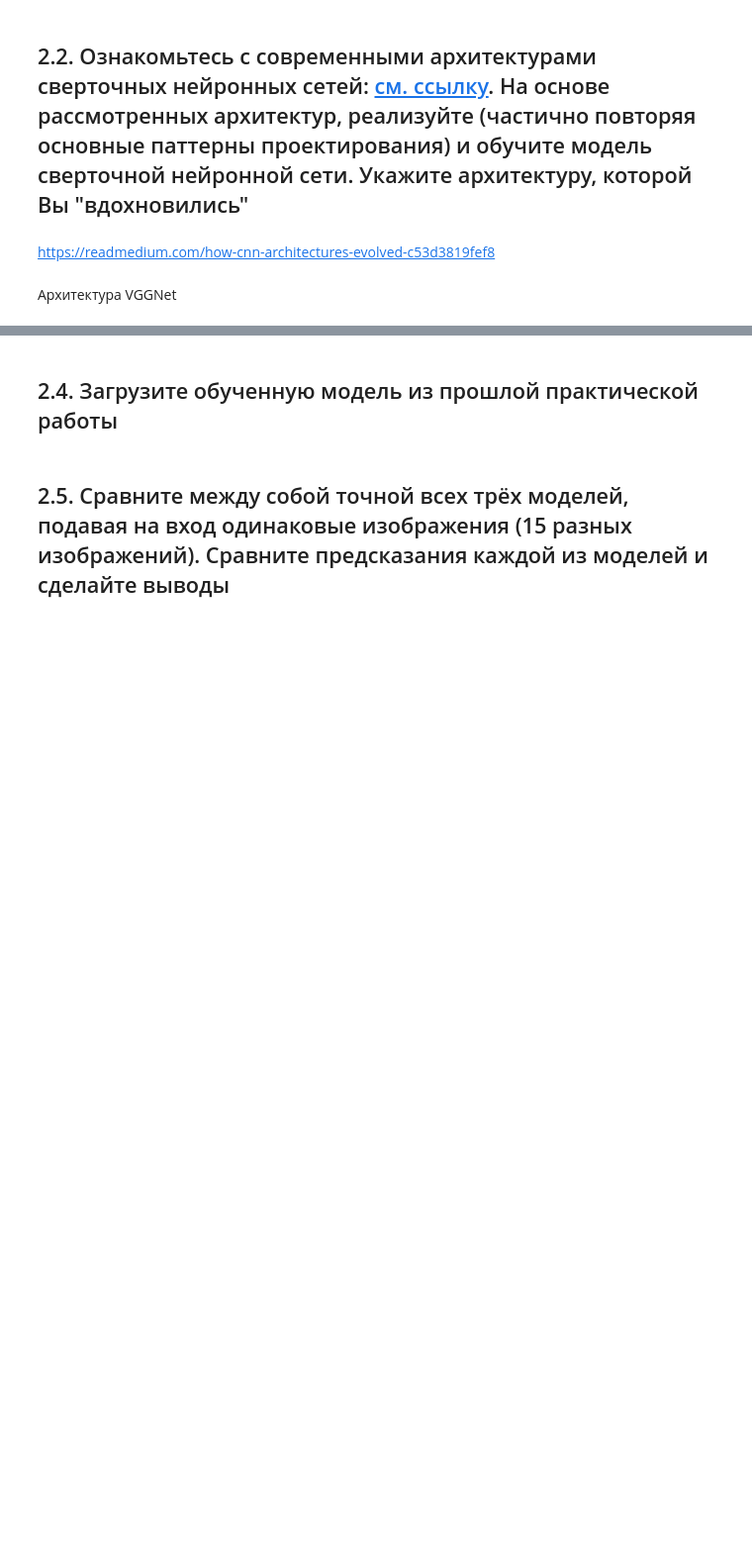
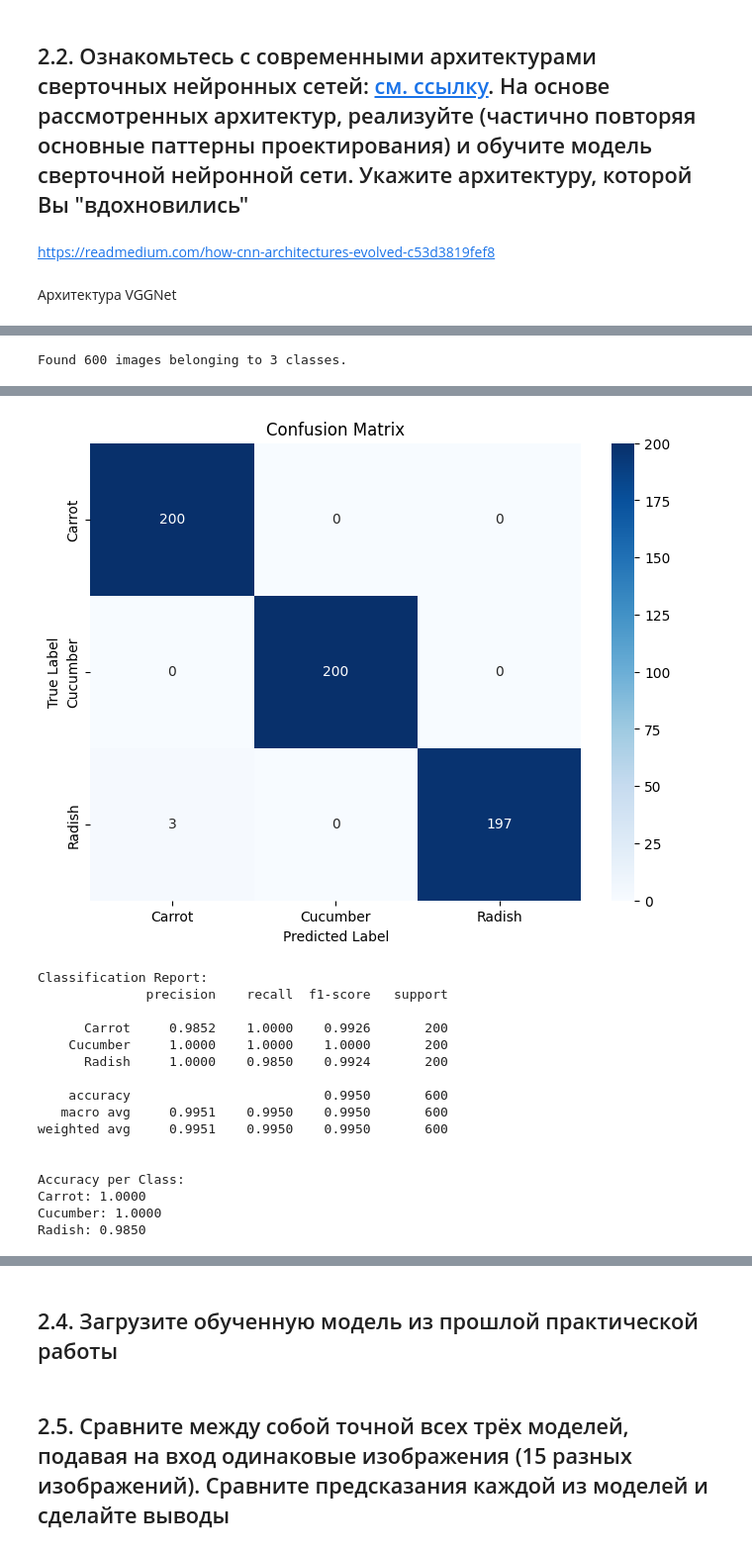
Before and after one commit to cuzmyk/machine_learning, a Jupyter notebook: 2s_3pr.ipynb, the cells around one changed output, grey strips where cells are left out. Shown: that part at 99% size. Drawn from its saved outputs; the diff is of its cells as text; code cells hidden in the pictures; blank space fills up the shorter version.

```diff
--- a/2s_3pr.ipynb
+++ b/2s_3pr.ipynb
@@ -793,0 +745,50 @@ Radish:
+# %%
+from tensorflow.keras.models import load_model
+from sklearn.metrics import classification_report, confusion_matrix
+import seaborn as sns
+import numpy as np
+import matplotlib.pyplot as plt
+from tensorflow.keras.preprocessing.image import ImageDataGenerator
+
+# 1. Загрузка модели
+model = load_model('vegetable_classifier_vgg.h5')
+
+# 2. Подготовка тестовых данных (должны быть такие же как при обучении)
+test_dir = '/content/Vegetable Images/test'
+class_names = ['Carrot', 'Cucumber', 'Radish']
+
+test_datagen = ImageDataGenerator(rescale=1./255)
+test_generator = test_datagen.flow_from_directory(
+    test_dir,
+    target_size=(128, 128),
+    batch_size=32,
+    class_mode='categorical',
+    shuffle=False)  # Важно отключить перемешивание для метрик
+
+# 3. Получение предсказаний
+test_generator.reset()
+preds = model.predict(test_generator, steps=len(test_generator))
+y_pred = np.argmax(preds, axis=1)
+y_true = test_generator.classes
+
+# 4. Матрица ошибок
+plt.figure(figsize=(8, 6))
+cm = confusion_matrix(y_true, y_pred)
+sns.heatmap(cm, annot=True, fmt='d', cmap='Blues',
+            xticklabels=class_names,
+            yticklabels=class_names)
+plt.title('Confusion Matrix')
+plt.ylabel('True Label')
+plt.xlabel('Predicted Label')
+plt.show()
+
+# 5. Отчет о классификации
+print("\nClassification Report:")
+print(classification_report(y_true, y_pred, target_names=class_names, digits=4))
+
+# 6. Точность по классам
+class_accuracy = cm.diagonal() / cm.sum(axis=1)
+print("\nAccuracy per Class:")
+for i, cls in enumerate(class_names):
+    print(f"{cls}: {class_accuracy[i]:.4f}")
+# %% [output]
@@ -793,0 +796 @@ Radish:
+Found 600 images belonging to 3 classes.
@@ -793,0 +798,17 @@ Radish:
+[figure, added]
+Classification Report:
+              precision    recall  f1-score   support
+
+      Carrot     0.9852    1.0000    0.9926       200
+    Cucumber     1.0000    1.0000    1.0000       200
+      Radish     1.0000    0.9850    0.9924       200
+
+    accuracy                         0.9950       600
+   macro avg     0.9951    0.9950    0.9950       600
+weighted avg     0.9951    0.9950    0.9950       600
+
+
+Accuracy per Class:
+Carrot: 1.0000
+Cucumber: 1.0000
+Radish: 0.9850
```
Also changed, not shown: parts of 6 cells of this notebook.
